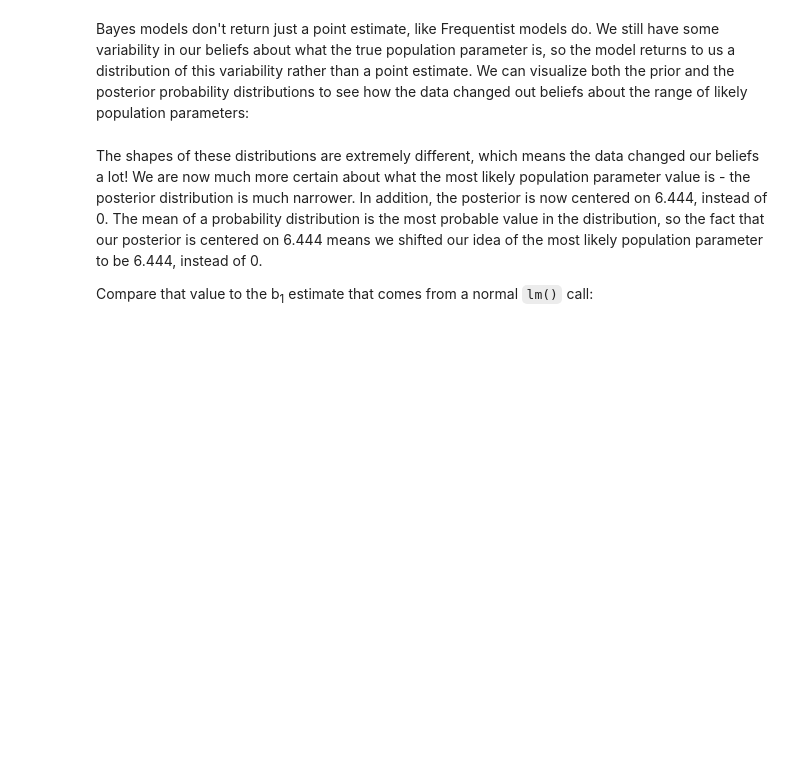
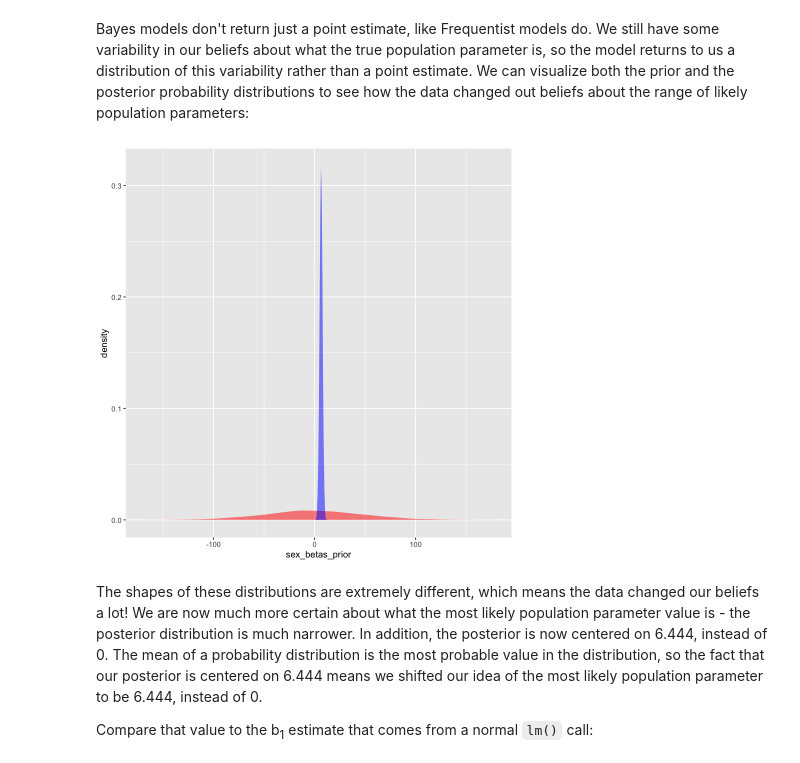
Before and after one commit to smburns47/Psyc158, a Jupyter notebook: chapter-21.ipynb, the cells around one changed output. Cells and saved outputs as stored; diff of their text form; code cells hidden in the pictures; blank space fills up the shorter version.

```diff
--- a/chapter-21.ipynb
+++ b/chapter-21.ipynb
@@ -247,8 +335,10 @@ gf_density(~sex_betas_posterior, data=probs_df)
 # %% [markdown]
 Bayes models don't return just a point estimate, like Frequentist models do. We still have some variability in our beliefs about what the true population parameter is, so the model returns to us a distribution of this variability rather than a point estimate. We can visualize both the prior and the posterior probability distributions to see how the data changed out beliefs about the range of likely population parameters:
 # %%
-gf_density(~sex_betas_prior, data=probs_df, fill="red", alpha=0.5) %>%
-    gf_density(~sex_betas_posterior, data=probs_df, fill="blue", alpha=0.5)
+#gf_density(~sex_betas_prior, data=probs_df, fill="red", alpha=0.5) %>%
+#    gf_density(~sex_betas_posterior, data=probs_df, fill="blue", alpha=0.5)
+# %% [output]
+[figure, added]
 # %% [markdown]
 The shapes of these distributions are extremely different, which means the data changed our beliefs a lot! We are now much more certain about what the most likely population parameter value is - the posterior distribution is much narrower. In addition, the posterior is now centered on 6.444, instead of 0. The mean of a probability distribution is the most probable value in the distribution, so the fact that our posterior is centered on 6.444 means we shifted our idea of the most likely population parameter to be 6.444, instead of 0.
 
```
Also changed, not shown: parts of 26 cells of this notebook, 2 other files.
